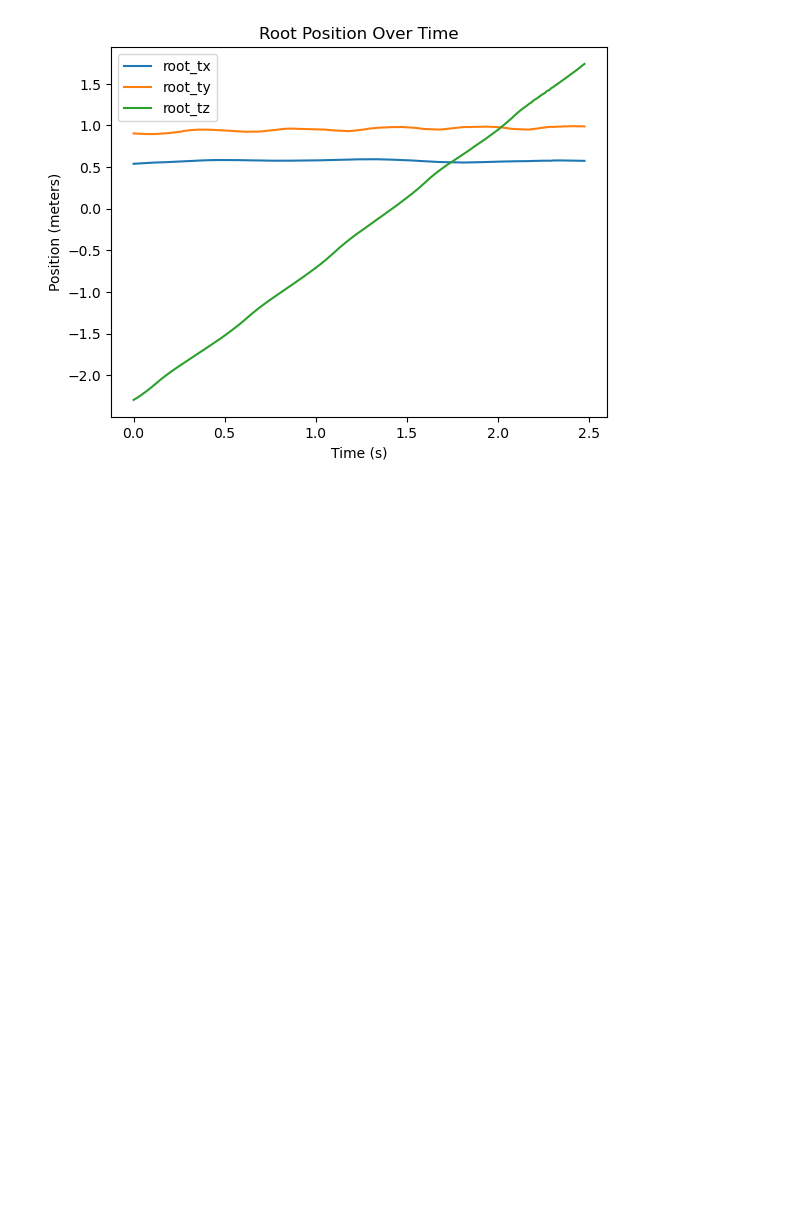
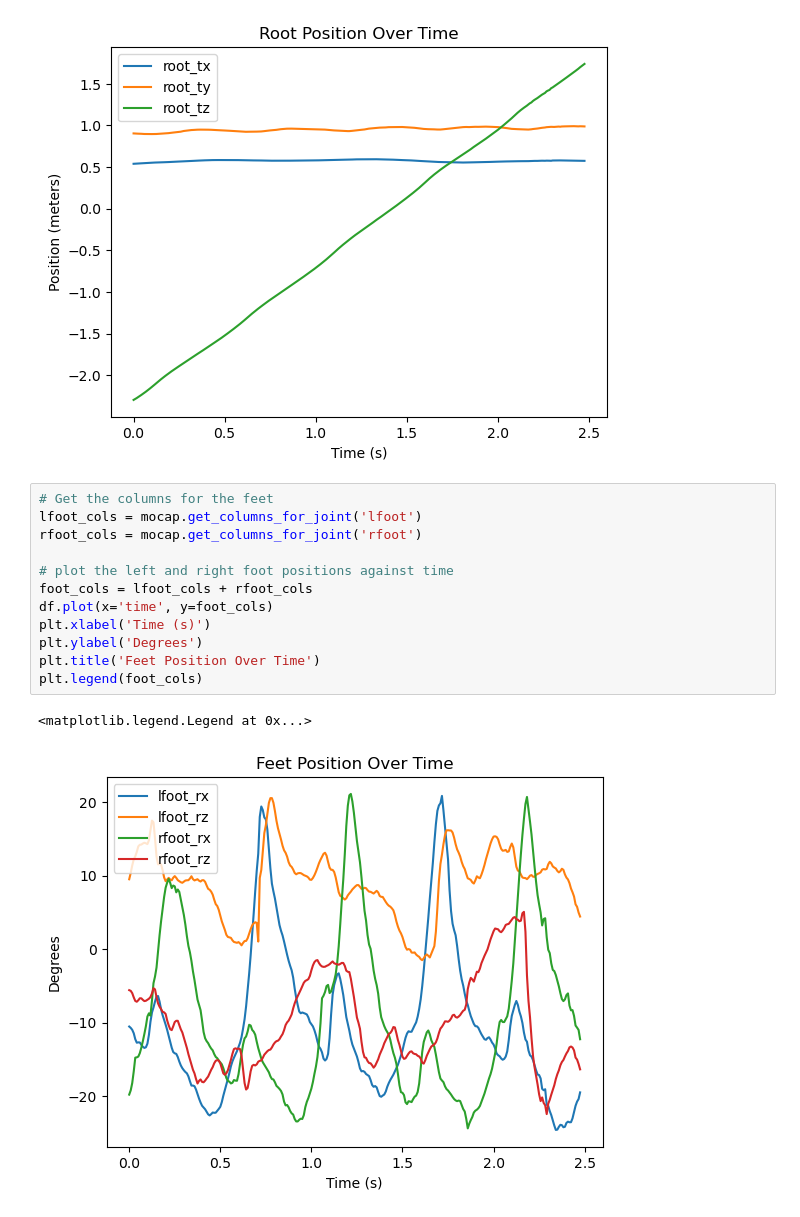
Before and after one commit to Priyanshu4/gpmdm, a Jupyter notebook: plots.ipynb, the cells around one changed output. Drawn from its saved outputs; the diff is of its cells as text; blank space fills up the shorter version.

Commit message:
Add plot of feet position over time

```diff
--- a/plots.ipynb
+++ b/plots.ipynb
@@ -33,3 +35,18 @@ plt.legend(['root_tx', 'root_ty', 'root_tz'])
 plt.show()
 # %% [output]
 [figure]
+# %%
+# Get the columns for the feet
+lfoot_cols = mocap.get_columns_for_joint('lfoot')
+rfoot_cols = mocap.get_columns_for_joint('rfoot')
+
+# plot the left and right foot positions against time
+foot_cols = lfoot_cols + rfoot_cols
+df.plot(x='time', y=foot_cols)
+plt.xlabel('Time (s)')
+plt.ylabel('Degrees')
+plt.title('Feet Position Over Time')
+plt.legend(foot_cols)
+# %% [output]
+<matplotlib.legend.Legend at 0x...>
+[figure, added]
```
Also changed, not shown: parts of 1 cell of this notebook, 1 other file.
